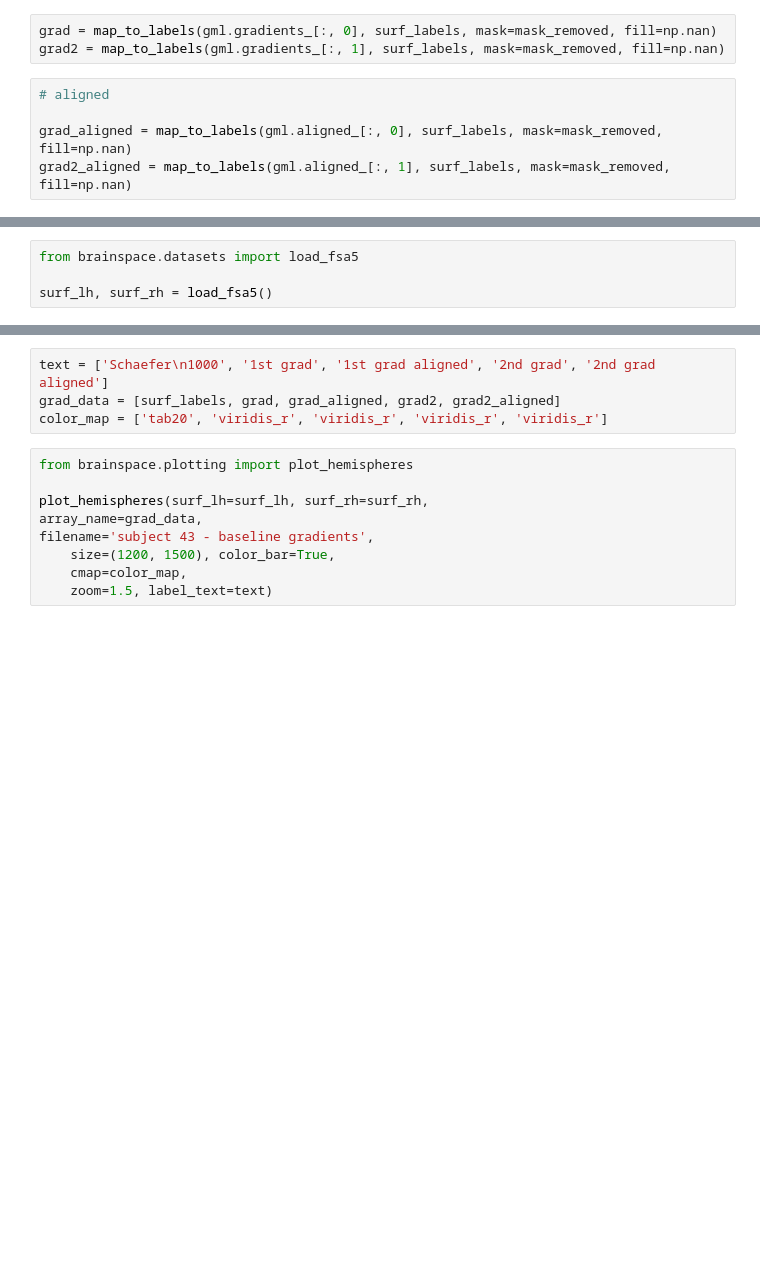
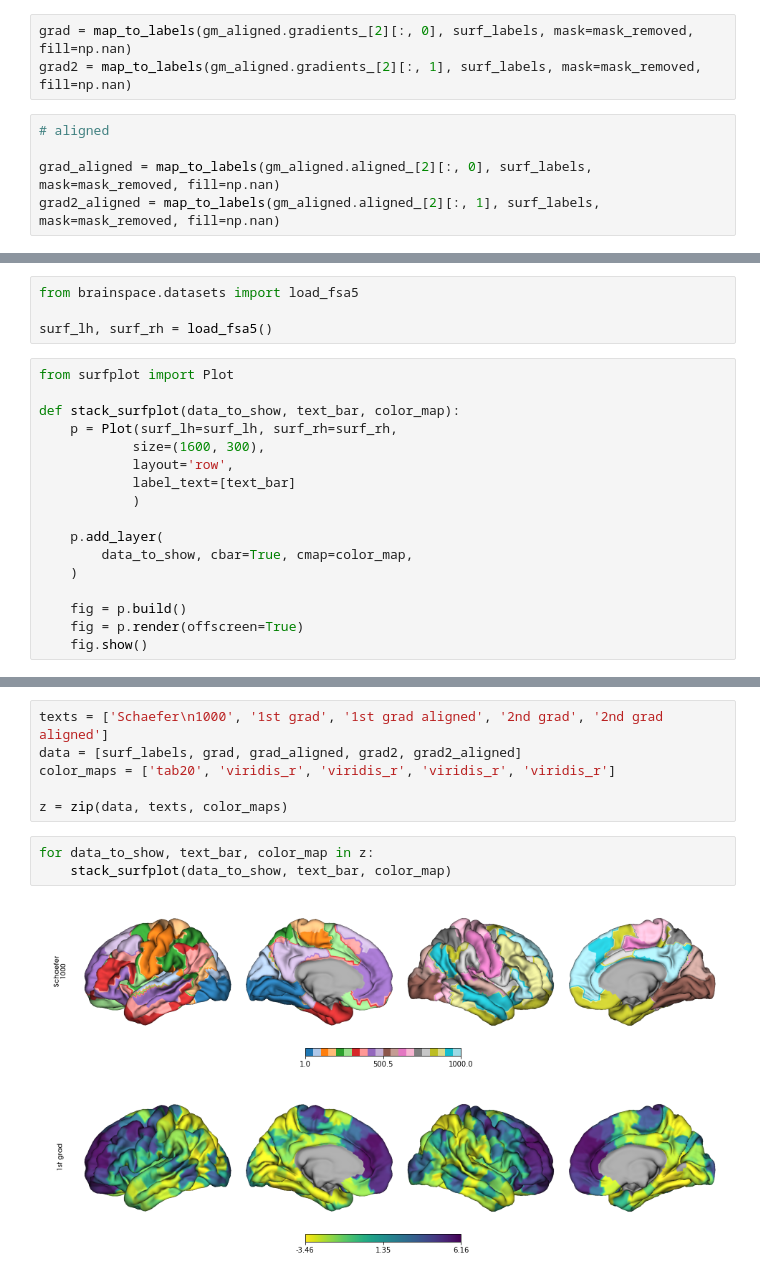
Before and after one commit to qniksefat/gradecc, a Jupyter notebook: plot_grads.ipynb, the cells around one changed output, grey strips where cells are left out. Cells and saved outputs as stored; diff of their text form; blank space fills up the shorter version.

Commit message:
add surfplot

```diff
--- a/plot_grads.ipynb
+++ b/plot_grads.ipynb
@@ -306,8 +223,8 @@ from brainspace.utils.parcellation import map_to_labels
 # %%
-grad = map_to_labels(gml.gradients_[:, 0], surf_labels, mask=mask_removed, fill=np.nan)
-grad2 = map_to_labels(gml.gradients_[:, 1], surf_labels, mask=mask_removed, fill=np.nan)
+grad = map_to_labels(gm_aligned.gradients_[2][:, 0], surf_labels, mask=mask_removed, fill=np.nan)
+grad2 = map_to_labels(gm_aligned.gradients_[2][:, 1], surf_labels, mask=mask_removed, fill=np.nan)
 # %%
 # aligned
 
-grad_aligned = map_to_labels(gml.aligned_[:, 0], surf_labels, mask=mask_removed, fill=np.nan)
-grad2_aligned = map_to_labels(gml.aligned_[:, 1], surf_labels, mask=mask_removed, fill=np.nan)
+grad_aligned = map_to_labels(gm_aligned.aligned_[2][:, 0], surf_labels, mask=mask_removed, fill=np.nan)
+grad2_aligned = map_to_labels(gm_aligned.aligned_[2][:, 1], surf_labels, mask=mask_removed, fill=np.nan)
@@ -315,3 +244,20 @@ grad2_aligned = map_to_labels(gml.aligned_[:, 1], surf_labels, mask=mask_removed
 from brainspace.datasets import load_fsa5
 
 surf_lh, surf_rh = load_fsa5()
+# %%
+from surfplot import Plot
+
+def stack_surfplot(data_to_show, text_bar, color_map):
+    p = Plot(surf_lh=surf_lh, surf_rh=surf_rh,
+            size=(1600, 300),
+            layout='row',
+            label_text=[text_bar]
+            )
+
+    p.add_layer(
+        data_to_show, cbar=True, cmap=color_map,
+    )
+
+    fig = p.build()
+    fig = p.render(offscreen=True)
+    fig.show()
@@ -318,13 +270,12 @@ surf_lh, surf_rh = load_fsa5()
 # %%
-text = ['Schaefer\n1000', '1st grad', '1st grad aligned', '2nd grad', '2nd grad aligned']
-grad_data = [surf_labels, grad, grad_aligned, grad2, grad2_aligned]
-color_map = ['tab20', 'viridis_r', 'viridis_r', 'viridis_r', 'viridis_r']
+texts = ['Schaefer\n1000', '1st grad', '1st grad aligned', '2nd grad', '2nd grad aligned']
+data = [surf_labels, grad, grad_aligned, grad2, grad2_aligned]
+color_maps = ['tab20', 'viridis_r', 'viridis_r', 'viridis_r', 'viridis_r']
+
+z = zip(data, texts, color_maps)
-# %%
-from brainspace.plotting import plot_hemispheres
-
-plot_hemispheres(surf_lh=surf_lh, surf_rh=surf_rh,
-array_name=grad_data,
-filename='subject 43 - baseline gradients',
-    size=(1200, 1500), color_bar=True,
-    cmap=color_map,
-    zoom=1.5, label_text=text)
+# %%
+for data_to_show, text_bar, color_map in z:
+    stack_surfplot(data_to_show, text_bar, color_map)
+# %% [output]
+[figure, added]
+[figure, added]
```
Also changed, not shown: parts of 36 cells of this notebook, 2 other files.
